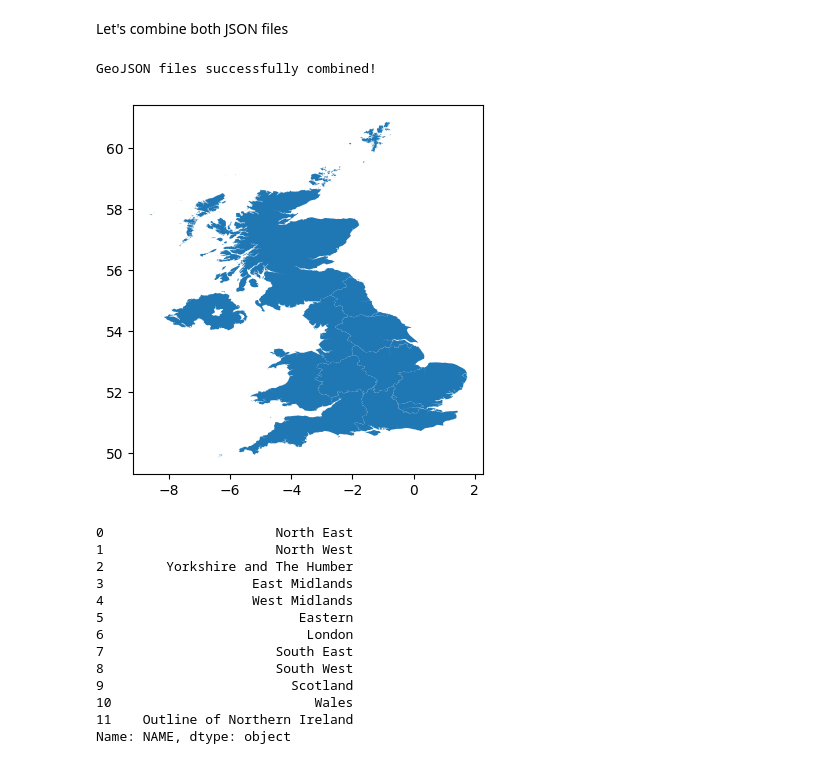
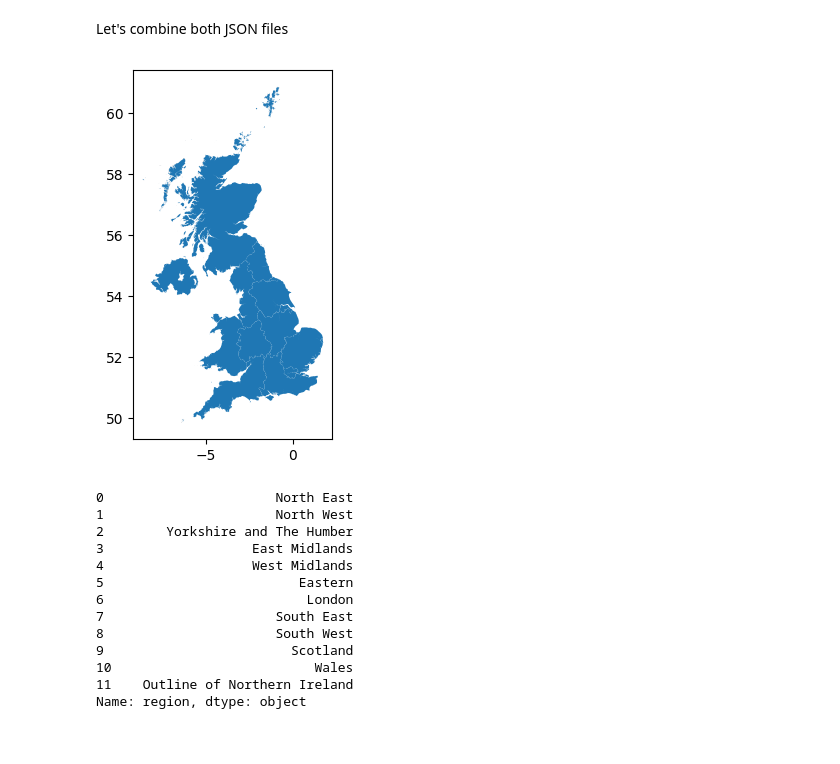
Before and after one commit to Originalnam/learning_analytics, a Jupyter notebook: dashboard/dashboard.ipynb, the cells around one changed output. Cells and saved outputs as stored; diff of their text form; code cells hidden in the pictures.

```diff
--- a/dashboard/dashboard.ipynb
+++ b/dashboard/dashboard.ipynb
@@ -37,11 +37,7 @@ I found geoJSON datasets, visualised on [https://martinjc.github.io/UK-GeoJSON/]
 # %%
 # get geoJSOn files
 # GB
-with urlopen('https://raw.githubusercontent.com/martinjc/UK-GeoJSON/refs/heads/master/json/electoral/gb/eer.json') as response:
-    geojsonGB = json.load(response)
-mapregion_namesGB = [region['properties']['EER13NM'] for region in geojsonGB['features']]
-print(mapregion_namesGB)
-
-gdfGB = gpd.GeoDataFrame.from_features(geojsonGB['features'])
+gdfGB = gpd.GeoDataFrame.from_file('https://raw.githubusercontent.com/martinjc/UK-GeoJSON/refs/heads/master/json/electoral/gb/eer.json')
+print(gdfGB.head())
 gdfGB.plot()
 # %% [output]
@@ -76,9 +94,7 @@ We're missing 'North Region', 'South Region', and 'Ireland'. North Region and So
 # %%
+# get geoJSOn files
 # Northern Ireland
-with urlopen('https://raw.githubusercontent.com/martinjc/UK-GeoJSON/refs/heads/master/json/electoral/ni/eer.json') as response:
-    geojsonNI = json.load(response)
-mapregion_namesNI = [region['properties']['NAME'] for region in geojsonNI['features']]
-print(mapregion_namesNI)
-gdfNI = gpd.GeoDataFrame.from_features(geojsonNI['features'])
+gdfNI = gpd.GeoDataFrame.from_file('https://raw.githubusercontent.com/martinjc/UK-GeoJSON/refs/heads/master/json/electoral/ni/eer.json')
+print(gdfNI.head())
 gdfNI.plot()
 # %% [output]
@@ -107,21 +110,20 @@ print(mapregion_namesGB)
+# %%
+gdfGB.rename(columns={"EER13NM": "region"}, inplace=True)
+gdfNI.rename(columns={"NAME": "region"}, inplace=True)
 # %% [markdown]
 Let's combine both JSON files
 # %%
-gdfGB = gpd.GeoDataFrame.from_features(geojsonGB['features'])
-gdfNI = gpd.GeoDataFrame.from_features(geojsonNI['features'])
-
 # Combine the two GeoDataFrames
 combined_gdf = gpd.GeoDataFrame(pd.concat([gdfGB, gdfNI], ignore_index=True))
 combined_gdf.plot()
 
 # Save the combined GeoDataFrame to a new GeoJSON file in data folder
-combined_gdf.to_file('../data/combined_geojson.geojson', driver='GeoJSON')
+combined_gdf.to_file('../data/allregions.geojson', driver='GeoJSON')
 # %% [output]
-GeoJSON files successfully combined!
-[figure, old version]
+[figure, new version]
 # %%
 # Let's verify if we have all regions
-combined_gdf['NAME']
+combined_gdf['region']
 # %% [output]
 0                      North East
 1                      North West
@@ -135,7 +137,7 @@ combined_gdf['NAME']
 9                        Scotland
 10                          Wales
 11    Outline of Northern Ireland
-Name: NAME, dtype: object
+Name: region, dtype: object
 # %%
 # update region mapping
 regions_mapping['Ireland'] = 'Outline of Northern Ireland'
```
Also changed, not shown: parts of 40 cells of this notebook, 2 other files.
